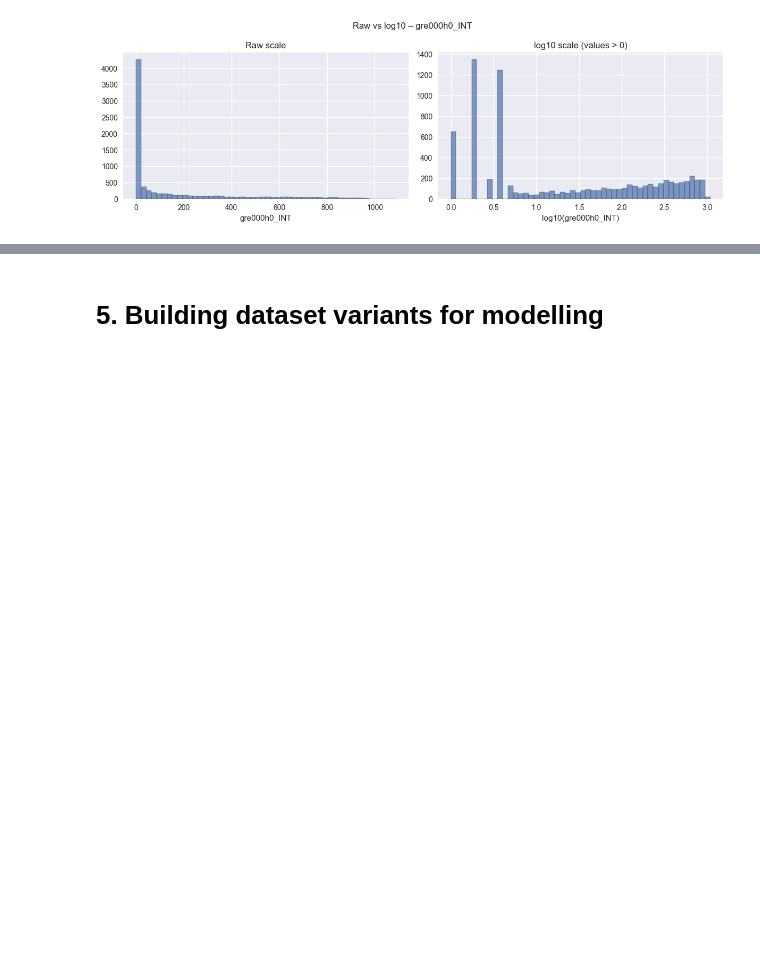
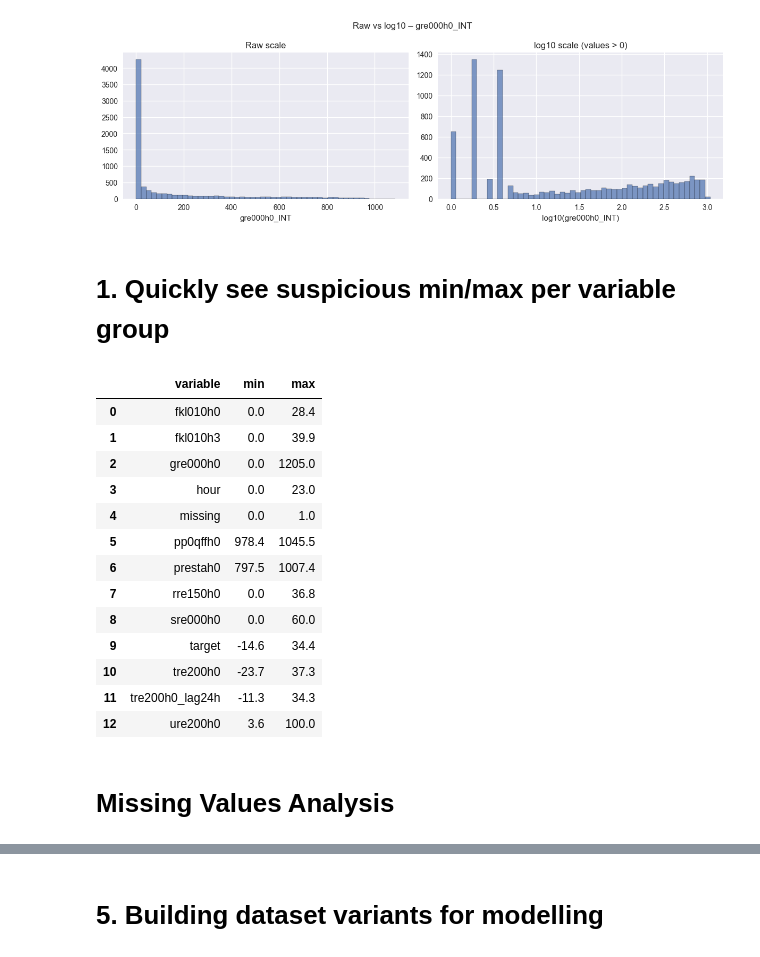
Before and after one commit to ivanldf13/MachineLearning2025, a Jupyter notebook: ML_Weather_Prediction/WF_V2 copy.ipynb, the cells around one changed output, grey strips where cells are left out. Saved outputs shown, nothing was run; the diff lists cells and outputs as text; code cells hidden in the pictures; blank space fills up the shorter version.

```diff
--- a/ML_Weather_Prediction/WF_V2 copy.ipynb
+++ b/ML_Weather_Prediction/WF_V2 copy.ipynb
@@ -625,3 +604,54 @@ Log-scale candidates (non-negative among top outliers):
 [figure]
 [figure]
 [figure]
+# %% [markdown]
+# 1. Quickly see suspicious min/max per variable group
+# %%
+def aggregate_min_max_by_variable(train):
+    summary = []
+
+    for col in train.select_dtypes(include="number").columns:
+        # Split column name
+        parts = col.split("_")
+
+        # If this is a lag variable, keep full name
+        if "lag" in col:
+            base_var = col
+        else:
+            base_var = parts[0]  # e.g., tre200h0, ure200h0, etc.
+
+        summary.append({
+            "variable": base_var,
+            "min": train[col].min(),
+            "max": train[col].max()
+        })
+
+    summary_df = pd.DataFrame(summary)
+
+    # Aggregate across stations
+    aggregated = (
+        summary_df
+        .groupby("variable", as_index=False)
+        .agg(min=("min", "min"), max=("max", "max"))
+        .sort_values("variable")
+    )
+
+    return aggregated
+
+var_min_max = aggregate_min_max_by_variable(train)
+var_min_max
+# %% [output]
+|  | variable | min | max |
+| 0 | fkl010h0 | 0.0 | 28.4 |
+| 1 | fkl010h3 | 0.0 | 39.9 |
+| 2 | gre000h0 | 0.0 | 1205.0 |
+| 3 | hour | 0.0 | 23.0 |
+| 4 | missing | 0.0 | 1.0 |
+| 5 | pp0qffh0 | 978.4 | 1045.5 |
+| 6 | prestah0 | 797.5 | 1007.4 |
+| 7 | rre150h0 | 0.0 | 36.8 |
+| 8 | sre000h0 | 0.0 | 60.0 |
+| 9 | target | -14.6 | 34.4 |
+| 10 | tre200h0 | -23.7 | 37.3 |
+| 11 | tre200h0_lag24h | -11.3 | 34.3 |
+| 12 | ure200h0 | 3.6 | 100.0 |
@@ -627,0 +684,2 @@ Log-scale candidates (non-negative among top outliers):
+# %% [markdown]
+# Missing Values Analysis
```
Also changed, not shown: parts of 58 cells of this notebook, 1 other file.
